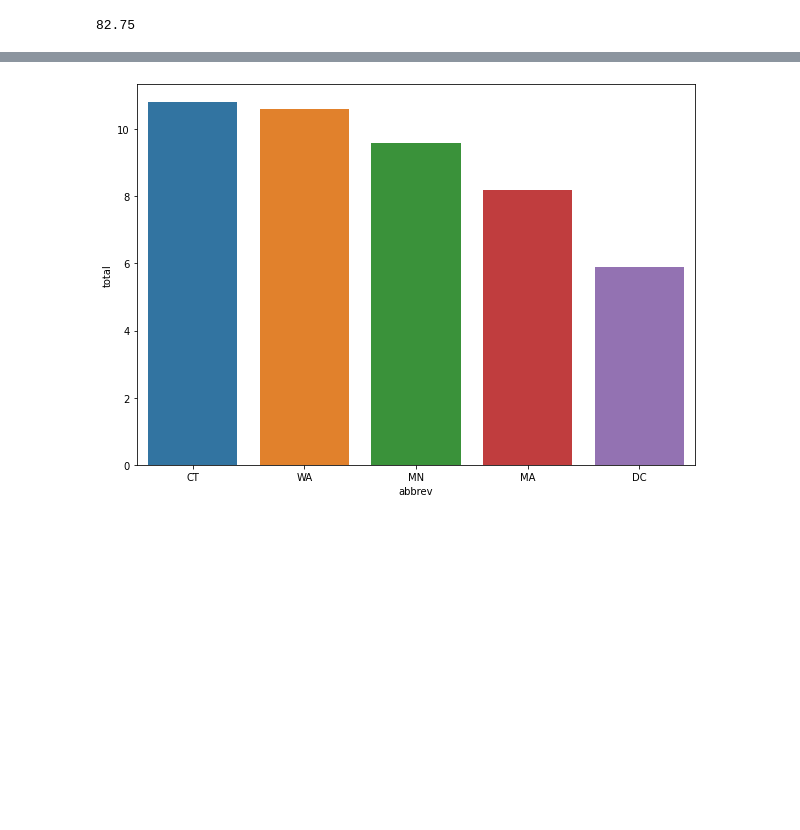
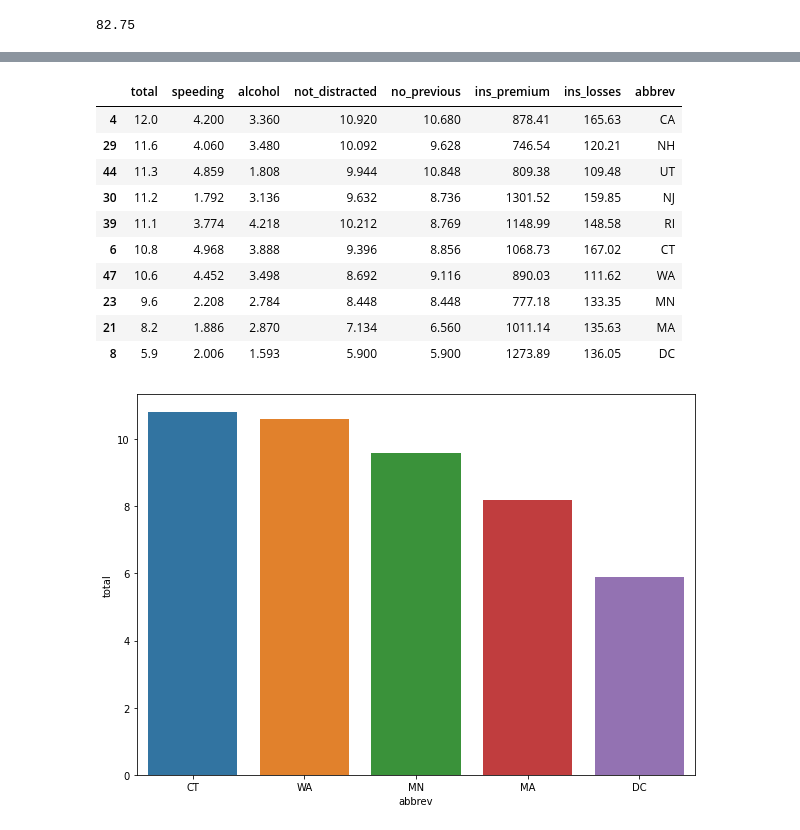
Before and after one commit to ahaldankar-vt/ahaldankar-vt.github.io, a Jupyter notebook: MachineLearningBlog/posts/clustering/index.ipynb, the cells around one changed output, grey strips where cells are left out. Saved outputs shown, nothing was run; the diff lists cells and outputs as text; code cells hidden in the pictures; blank space fills up the shorter version.

```diff
--- a/MachineLearningBlog/posts/clustering/index.ipynb
+++ b/MachineLearningBlog/posts/clustering/index.ipynb
@@ -98,2 +105,16 @@ The states which have the highest number of crashes are South Carolina, North Da
+# %%
+crashes_sorted[-10:]
+# %% [output]
+|  | total | speeding | alcohol | not_distracted | no_previous | ins_premium | ins_losses | abbrev |
+| 4 | 12.0 | 4.200 | 3.360 | 10.920 | 10.680 | 878.41 | 165.63 | CA |
+| 29 | 11.6 | 4.060 | 3.480 | 10.092 | 9.628 | 746.54 | 120.21 | NH |
+| 44 | 11.3 | 4.859 | 1.808 | 9.944 | 10.848 | 809.38 | 109.48 | UT |
+| 30 | 11.2 | 1.792 | 3.136 | 9.632 | 8.736 | 1301.52 | 159.85 | NJ |
+| 39 | 11.1 | 3.774 | 4.218 | 10.212 | 8.769 | 1148.99 | 148.58 | RI |
+| 6 | 10.8 | 4.968 | 3.888 | 9.396 | 8.856 | 1068.73 | 167.02 | CT |
+| 47 | 10.6 | 4.452 | 3.498 | 8.692 | 9.116 | 890.03 | 111.62 | WA |
+| 23 | 9.6 | 2.208 | 2.784 | 8.448 | 8.448 | 777.18 | 133.35 | MN |
+| 21 | 8.2 | 1.886 | 2.870 | 7.134 | 6.560 | 1011.14 | 135.63 | MA |
+| 8 | 5.9 | 2.006 | 1.593 | 5.900 | 5.900 | 1273.89 | 136.05 | DC |
 # %%
 fig, ax = plt.subplots(figsize=(10, 7))
```
Also changed, not shown: parts of 6 cells of this notebook, 1 other file.
